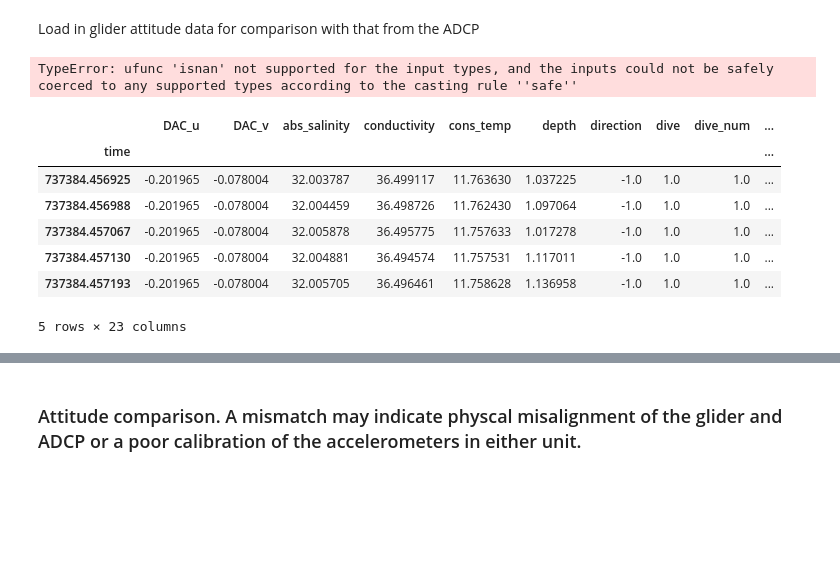
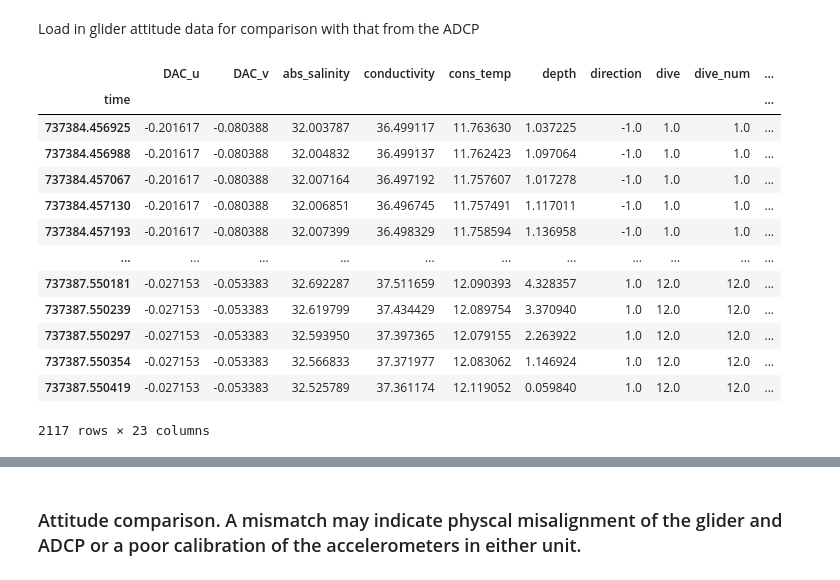
Before and after one commit to callumrollo/adcp-glider, a Jupyter notebook: notebooks/explore_data.ipynb, the cells around one changed output, grey strips where cells are left out. Cells and saved outputs as stored; diff of their text form; code cells hidden in the pictures; blank space fills up the shorter version.

```diff
--- a/notebooks/explore_data.ipynb
+++ b/notebooks/explore_data.ipynb
@@ -125,4 +122,28 @@ def glidertimetoneat(glider_time):
         time_cont_blank[i] = day + dayfrac
         timestamp.append(pd.Timestamp(time_cont_blank[i]))
     return time_cont_blank, timestamp
+# %%
+def read_glider_nc(glider_netcdf_file):
+    glider_nc = xr.open_dataset(glider_netcdf_file)
+    df = glider_nc.to_dataframe()
+    #df["glider_time"], df.index = glidertimetoneat(df.index)
+    return df
+foo = read_glider_nc(Path('/media/callum/storage/Documents/oban_round_2/2020-10-10-regress/oban_new_timeseries.nc'))
+# %%
+foo
+# %% [output]
+|  | DAC_u | DAC_v | abs_salinity | conductivity | cons_temp | depth | direction | dive | dive_num | ... |
+| time |  |  |  |  |  |  |  |  |  | ... |
+| 737384.456925 | -0.201617 | -0.080388 | 32.003787 | 36.499117 | 11.763630 | 1.037225 | -1.0 | 1.0 | 1.0 | ... |
+| 737384.456988 | -0.201617 | -0.080388 | 32.004832 | 36.499137 | 11.762423 | 1.097064 | -1.0 | 1.0 | 1.0 | ... |
+| 737384.457067 | -0.201617 | -0.080388 | 32.007164 | 36.497192 | 11.757607 | 1.017278 | -1.0 | 1.0 | 1.0 | ... |
+| 737384.457130 | -0.201617 | -0.080388 | 32.006851 | 36.496745 | 11.757491 | 1.117011 | -1.0 | 1.0 | 1.0 | ... |
+| 737384.457193 | -0.201617 | -0.080388 | 32.007399 | 36.498329 | 11.758594 | 1.136958 | -1.0 | 1.0 | 1.0 | ... |
+| ... | ... | ... | ... | ... | ... | ... | ... | ... | ... | ... |
+| 737387.550181 | -0.027153 | -0.053383 | 32.692287 | 37.511659 | 12.090393 | 4.328357 | 1.0 | 12.0 | 12.0 | ... |
+| 737387.550239 | -0.027153 | -0.053383 | 32.619799 | 37.434429 | 12.089754 | 3.370940 | 1.0 | 12.0 | 12.0 | ... |
+| 737387.550297 | -0.027153 | -0.053383 | 32.593950 | 37.397365 | 12.079155 | 2.263922 | 1.0 | 12.0 | 12.0 | ... |
+| 737387.550354 | -0.027153 | -0.053383 | 32.566833 | 37.371977 | 12.083062 | 1.146924 | 1.0 | 12.0 | 12.0 | ... |
+| 737387.550419 | -0.027153 | -0.053383 | 32.525789 | 37.361174 | 12.119052 | 0.059840 | 1.0 | 12.0 | 12.0 | ... |
+2117 rows × 23 columns
 # %%
@@ -139,5 +158,0 @@ def read_glider_nc(glider_netcdf_file):
-# %%
-glider_df = read_glider_nc(Path('/media/callum/storage/Documents/sg637/2018-11-19_oban_round2/637_timeseries.nc'))
-glider_df
-# %% [output]
-TypeError: ufunc 'isnan' not supported for the input types, and the inputs could not be safely coerced to any supported types according to the casting rule ''safe''
@@ -154,13 +186,2 @@ glider_df = df
 # %%
-glider_nc = xr.open_dataset(Path('/media/callum/storage/Documents/oban_round_2/2020-10-15_oban_2_timeseries.nc'))
-df = glider_nc.to_dataframe()
-df.head()
+dac_drift_df = dac_and_drift(Path('/media/callum/storage/Documents/oban_round_2/2020-10-10-regress'))
-# %% [output]
-|  | DAC_u | DAC_v | abs_salinity | conductivity | cons_temp | depth | direction | dive | dive_num | ... |
-| time |  |  |  |  |  |  |  |  |  | ... |
-| 737384.456925 | -0.201965 | -0.078004 | 32.003787 | 36.499117 | 11.763630 | 1.037225 | -1.0 | 1.0 | 1.0 | ... |
-| 737384.456988 | -0.201965 | -0.078004 | 32.004459 | 36.498726 | 11.762430 | 1.097064 | -1.0 | 1.0 | 1.0 | ... |
-| 737384.457067 | -0.201965 | -0.078004 | 32.005878 | 36.495775 | 11.757633 | 1.017278 | -1.0 | 1.0 | 1.0 | ... |
-| 737384.457130 | -0.201965 | -0.078004 | 32.004881 | 36.494574 | 11.757531 | 1.117011 | -1.0 | 1.0 | 1.0 | ... |
-| 737384.457193 | -0.201965 | -0.078004 | 32.005705 | 36.496461 | 11.758628 | 1.136958 | -1.0 | 1.0 | 1.0 | ... |
-5 rows × 23 columns
```
Also changed, not shown: parts of 17 cells of this notebook, 2 other files.
